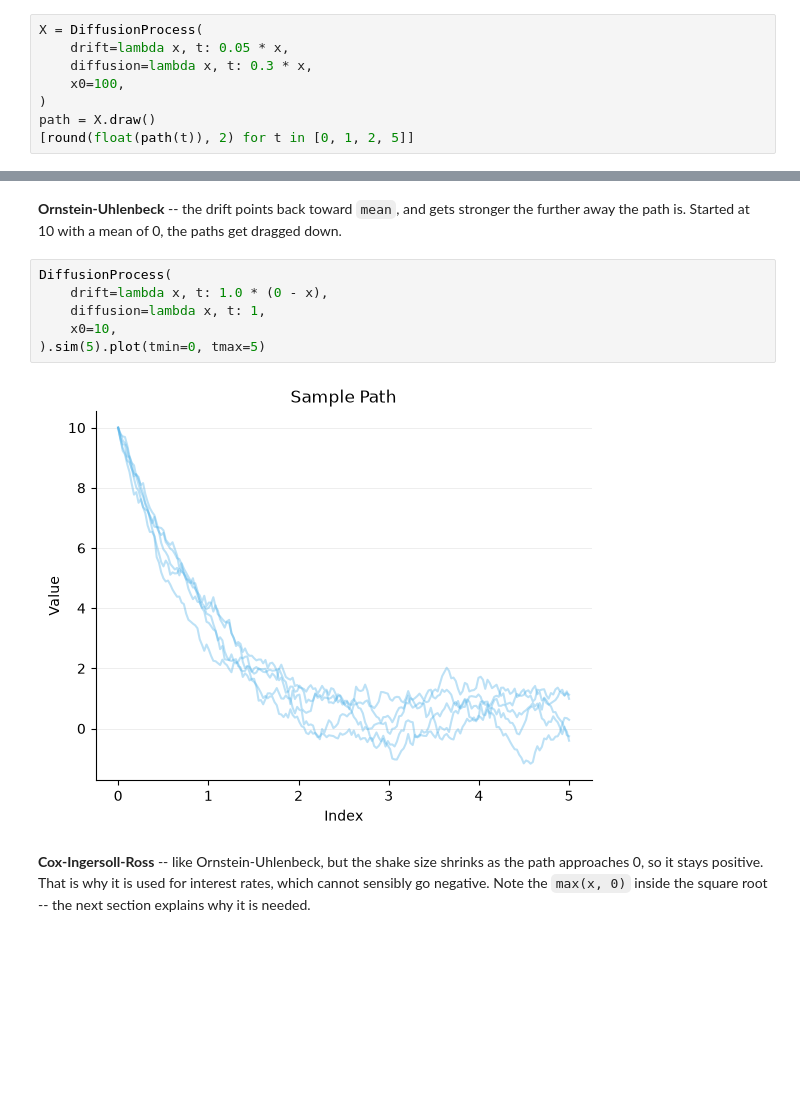
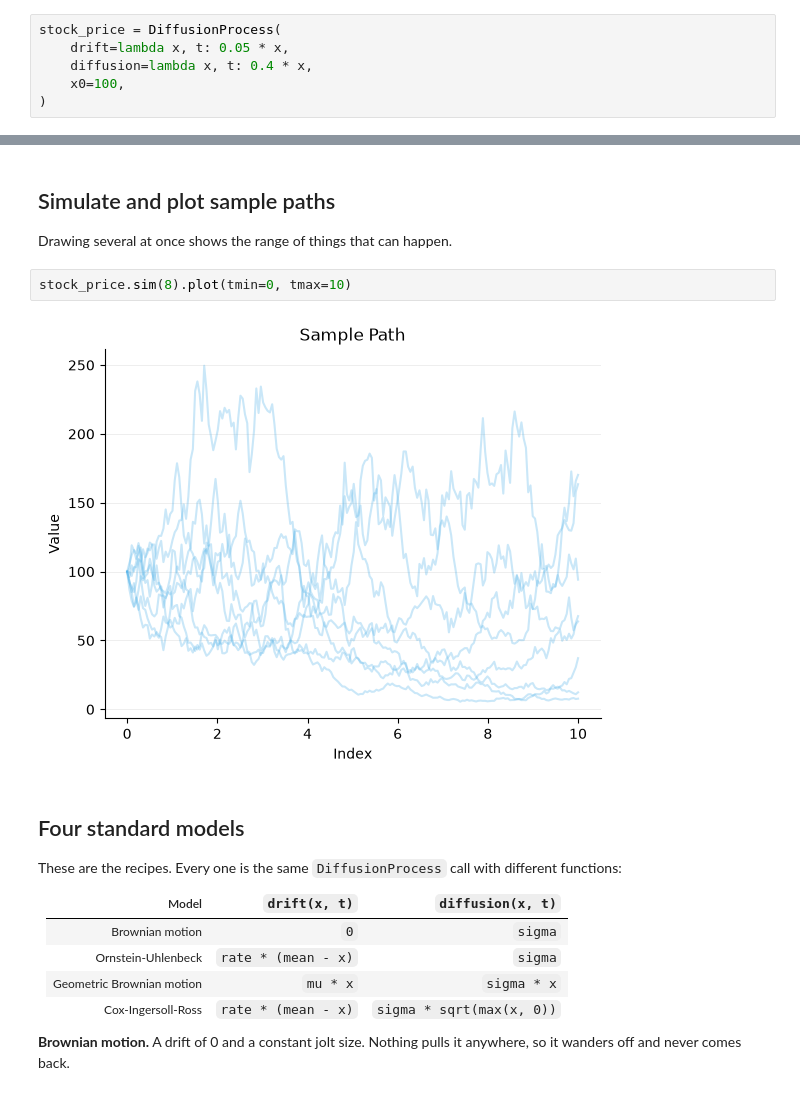
Before and after one commit to calpoly-symbulate/symbulate, a Jupyter notebook: team/models-and-sim-design/diffusion_process_demo.ipynb, the cells around one changed output, grey strips where cells are left out. Cells and saved outputs as stored; diff of their text form; blank space fills up the shorter version.

Commit message:
fixed demo notebook for diffusion process [Maybach Music]

```diff
--- a/team/models-and-sim-design/diffusion_process_demo.ipynb
+++ b/team/models-and-sim-design/diffusion_process_demo.ipynb
@@ -20,8 +28,6 @@ Each draw is a function of continuous time, so evaluate it at any time `t >= 0`.
 # %%
-X = DiffusionProcess(
+stock_price = DiffusionProcess(
     drift=lambda x, t: 0.05 * x,
-    diffusion=lambda x, t: 0.3 * x,
+    diffusion=lambda x, t: 0.4 * x,
     x0=100,
 )
-path = X.draw()
-[round(float(path(t)), 2) for t in [0, 1, 2, 5]]
@@ -59,13 +48,22 @@ DiffusionProcess(
 # %% [markdown]
-**Ornstein-Uhlenbeck** -- the drift points back toward `mean`, and gets stronger the further away the path is. Started at 10 with a mean of 0, the paths get dragged down.
+## Simulate and plot sample paths
+
+Drawing several at once shows the range of things that can happen.
 # %%
-DiffusionProcess(
-    drift=lambda x, t: 1.0 * (0 - x),
-    diffusion=lambda x, t: 1,
-    x0=10,
-).sim(5).plot(tmin=0, tmax=5)
+stock_price.sim(8).plot(tmin=0, tmax=10)
 # %% [output]
-[figure, old version]
+[figure, new version]
 # %% [markdown]
-**Cox-Ingersoll-Ross** -- like Ornstein-Uhlenbeck, but the shake size shrinks as the path approaches 0, so it stays positive. That is why it is used for interest rates, which cannot sensibly go negative. Note the `max(x, 0)` inside the square root -- the next section explains why it is needed.
+## Four standard models
+
+These are the recipes. Every one is the same `DiffusionProcess` call with different functions:
+
+| Model | `drift(x, t)` | `diffusion(x, t)` |
+|---|---|---|
+| Brownian motion | `0` | `sigma` |
+| Ornstein-Uhlenbeck | `rate * (mean - x)` | `sigma` |
+| Geometric Brownian motion | `mu * x` | `sigma * x` |
+| Cox-Ingersoll-Ross | `rate * (mean - x)` | `sigma * sqrt(max(x, 0))` |
+
+**Brownian motion.** A drift of 0 and a constant jolt size. Nothing pulls it anywhere, so it wanders off and never comes back.
 # %%
```
Also changed, not shown: parts of 28 cells of this notebook.
